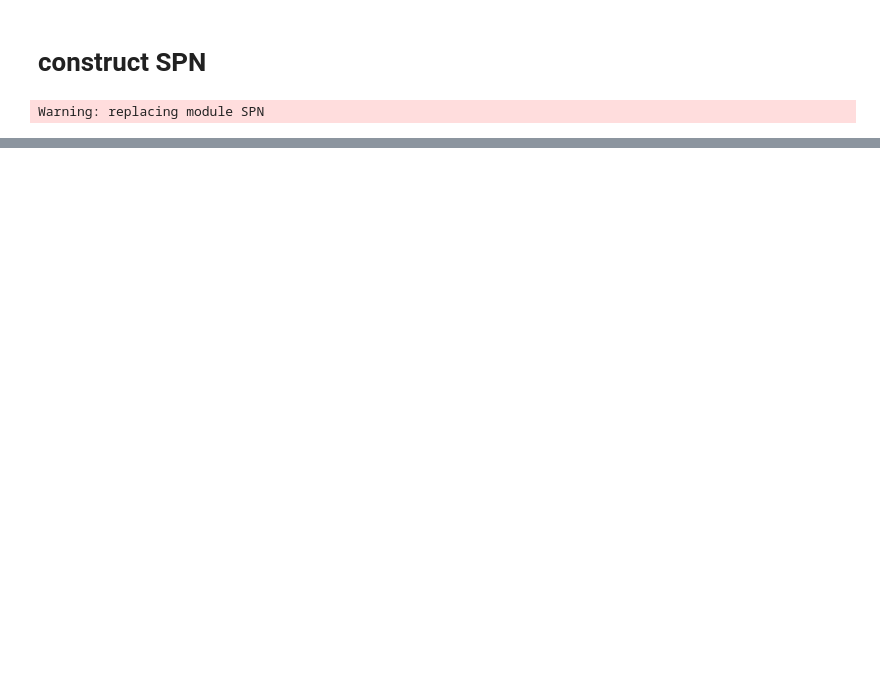
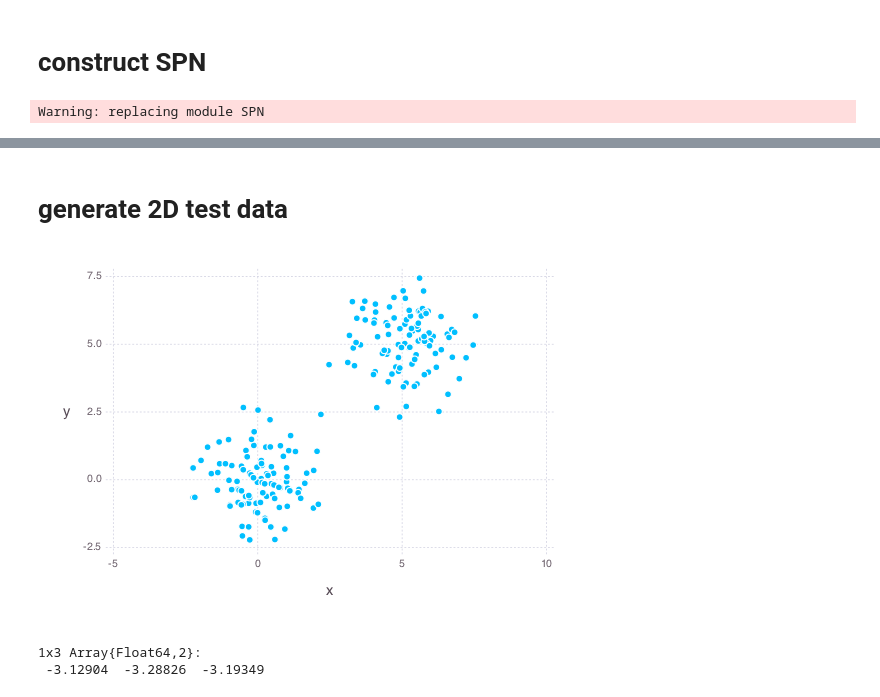
Before and after one commit to trappmartin/SumProductNetworks.jl, a Jupyter notebook: playground/generative SPN.ipynb, the cells around one changed output, grey strips where cells are left out. Cells and saved outputs as stored; diff of their text form; code cells hidden in the pictures; blank space fills up the shorter version.

```diff
--- a/playground/generative SPN.ipynb
+++ b/playground/generative SPN.ipynb
@@ -58,0 +50,13 @@ plot( x = x, y = exp(p), Geom.line )
+# %% [markdown]
+# generate 2D test data
+# %%
+N = 100
+
+X1 = randn(2, N)
+X2 = 5 + randn(2, N)
+
+X = cat(2, X1, X2)
+
+plot(x = X[1,:], y = X[2,:], Geom.point)
+# %% [output]
+[figure, added]
@@ -58,0 +78,7 @@ plot( x = x, y = exp(p), Geom.line )
+# %%
+x = [0.0 0.0; 0.3 0.5; 0.4 0.1]'
+
+SPN.llh(root, x)
+# %% [output]
+1x3 Array{Float64,2}:
+ -3.12904  -3.28826  -3.19349
```
Also changed, not shown: parts of 8 cells of this notebook, 3 other files.
